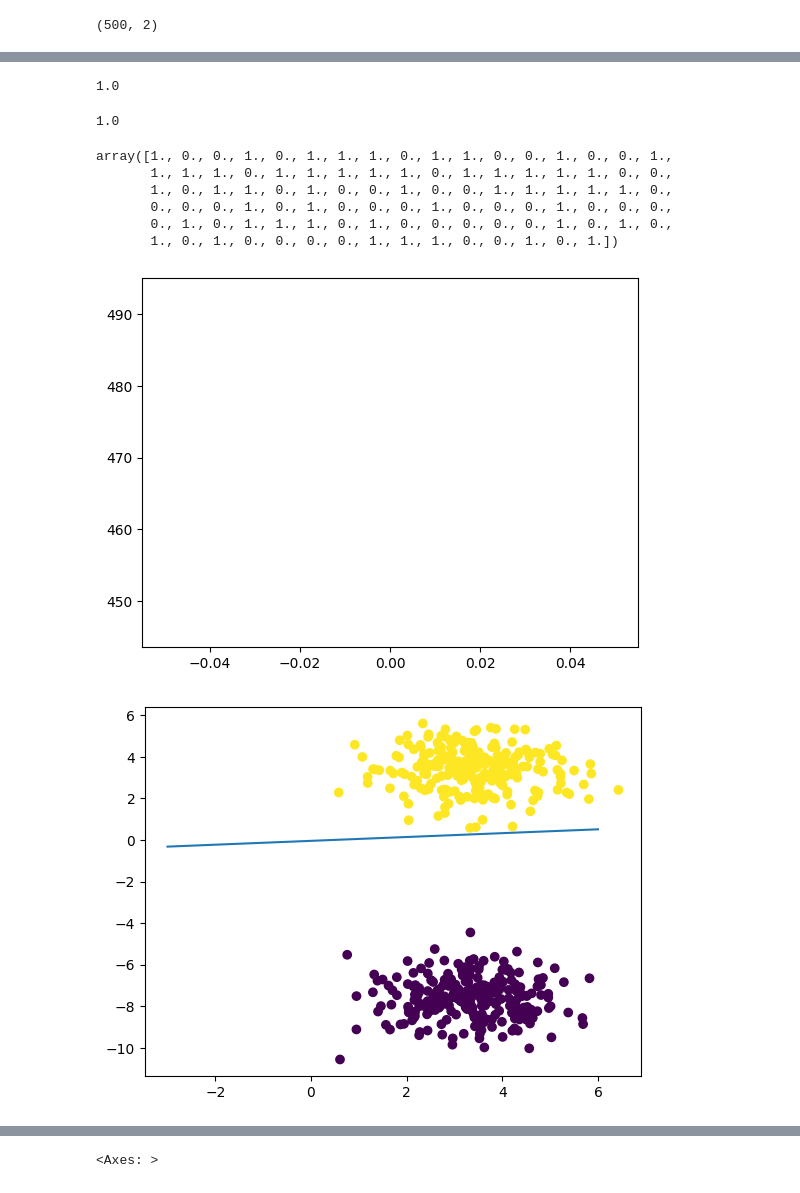
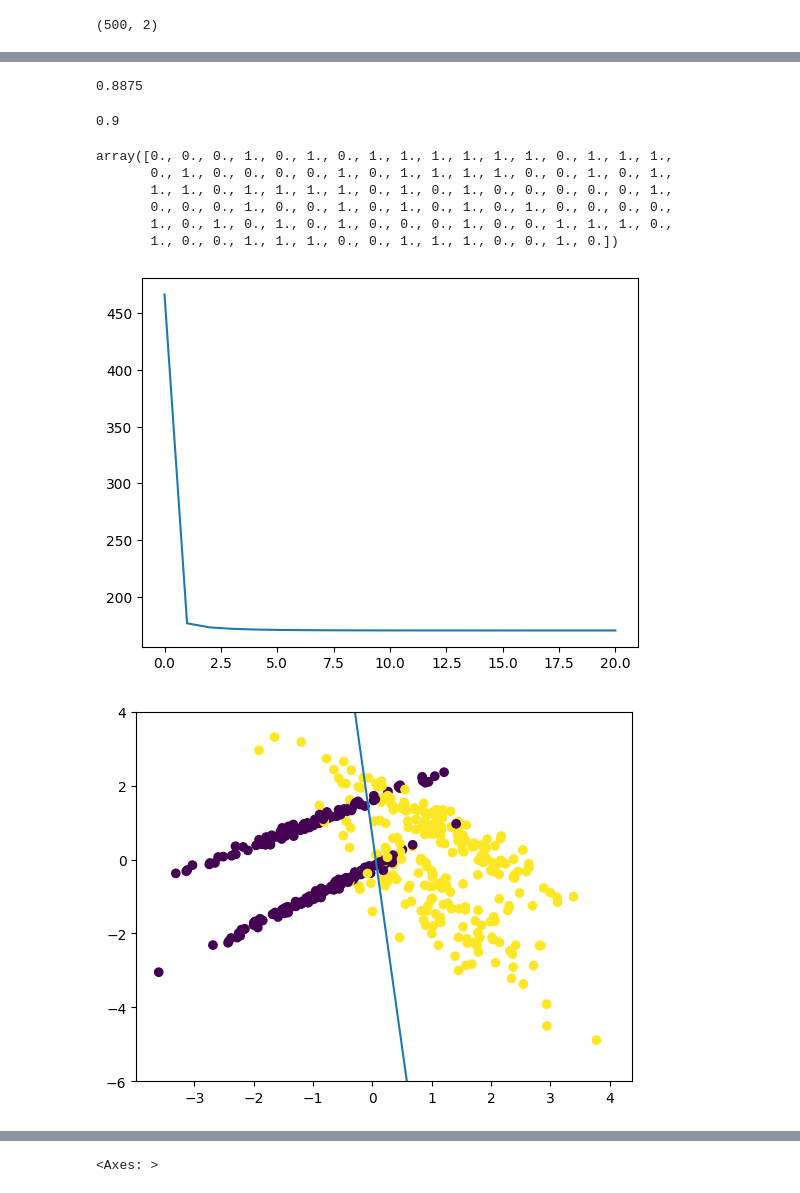
Before and after one commit to ShubhamSinghal12/DS_PP_AUG_25, a Jupyter notebook: LogisticRegression/Logistic Regression.ipynb, the cells around one changed output, grey strips where cells are left out. Cells and saved outputs as stored; diff of their text form; code cells hidden in the pictures.

```diff
--- a/LogisticRegression/Logistic Regression.ipynb
+++ b/LogisticRegression/Logistic Regression.ipynb
@@ -5,8 +5,8 @@ from sklearn.datasets import make_classification,make_blobs
 from sklearn.model_selection import train_test_split
 from sklearn.metrics import accuracy_score
 # %%
-# X,y = make_classification(n_samples=500,n_features=2,n_informative=2,n_redundant=0,random_state=42)
-X,y = make_blobs(n_samples=500,n_features=2,centers=2)
+X,y = make_classification(n_samples=500,n_features=2,n_informative=2,n_redundant=0,random_state=42)
+# X,y = make_blobs(n_samples=500,n_features=2,centers=2)
 # %%
 X.shape
 # %% [output]
@@ -61,40 +61,40 @@ class LogisticRegression:
 x_train,x_test,y_train,y_test = train_test_split(X,y,test_size=0.2)
 # %%
 clf = LogisticRegression(lr = 0.01)
-clf.fit(x_train,y_train,200)
+clf.fit(x_train,y_train,20)
 # %%
 ypred = clf.predict(x_train)
 print(np.mean(ypred==y_train))
 # %% [output]
-1.0
+0.8875
 # %%
 ypred = clf.predict(x_test)
 print(accuracy_score(y_test,ypred))
 # %% [output]
-1.0
+0.9
 # %%
 ypred
 # %% [output]
-array([1., 0., 0., 1., 0., 1., 1., 1., 0., 1., 1., 0., 0., 1., 0., 0., 1.,
-       1., 1., 1., 0., 1., 1., 1., 1., 1., 0., 1., 1., 1., 1., 1., 0., 0.,
-       1., 0., 1., 1., 0., 1., 0., 0., 1., 0., 0., 1., 1., 1., 1., 1., 0.,
-       0., 0., 0., 1., 0., 1., 0., 0., 0., 1., 0., 0., 0., 1., 0., 0., 0.,
-       0., 1., 0., 1., 1., 1., 0., 1., 0., 0., 0., 0., 0., 1., 0., 1., 0.,
-       1., 0., 1., 0., 0., 0., 0., 1., 1., 1., 0., 0., 1., 0., 1.])
+array([0., 0., 0., 1., 0., 1., 0., 1., 1., 1., 1., 1., 1., 0., 1., 1., 1.,
+       0., 1., 0., 0., 0., 0., 1., 0., 1., 1., 1., 1., 0., 0., 1., 0., 1.,
+       1., 1., 0., 1., 1., 1., 1., 0., 1., 0., 1., 0., 0., 0., 0., 0., 1.,
+       0., 0., 0., 1., 0., 0., 1., 0., 1., 0., 1., 0., 1., 0., 0., 0., 0.,
+       1., 0., 1., 0., 1., 0., 1., 0., 0., 0., 1., 0., 0., 1., 1., 1., 0.,
+       1., 0., 0., 1., 1., 1., 0., 0., 1., 1., 1., 0., 0., 1., 0.])
 # %%
 plt.plot(clf.loss_e)
 plt.show()
 # %% [output]
-[figure, old version]
+[figure, new version]
 # %%
-x1 = np.linspace(-3,6,1000)
+x1 = np.linspace(-3,4,1000)
 x2 = (-clf.w[0]*x1 - clf.w0)/clf.w[1]
 plt.plot(x1,x2)
 plt.scatter(X[:,0],X[:,1],c = y)
-# plt.ylim(-6,4)
+plt.ylim(-6,4)
 plt.show()
 # %% [output]
-[figure, old version]
+[figure, new version]
 # %%
 x1 = np.linspace(-3,4,100)
 plt.scatter(X[:,0],y,c=y)
```
Also changed, not shown: parts of 3 cells of this notebook, 5 other files.
